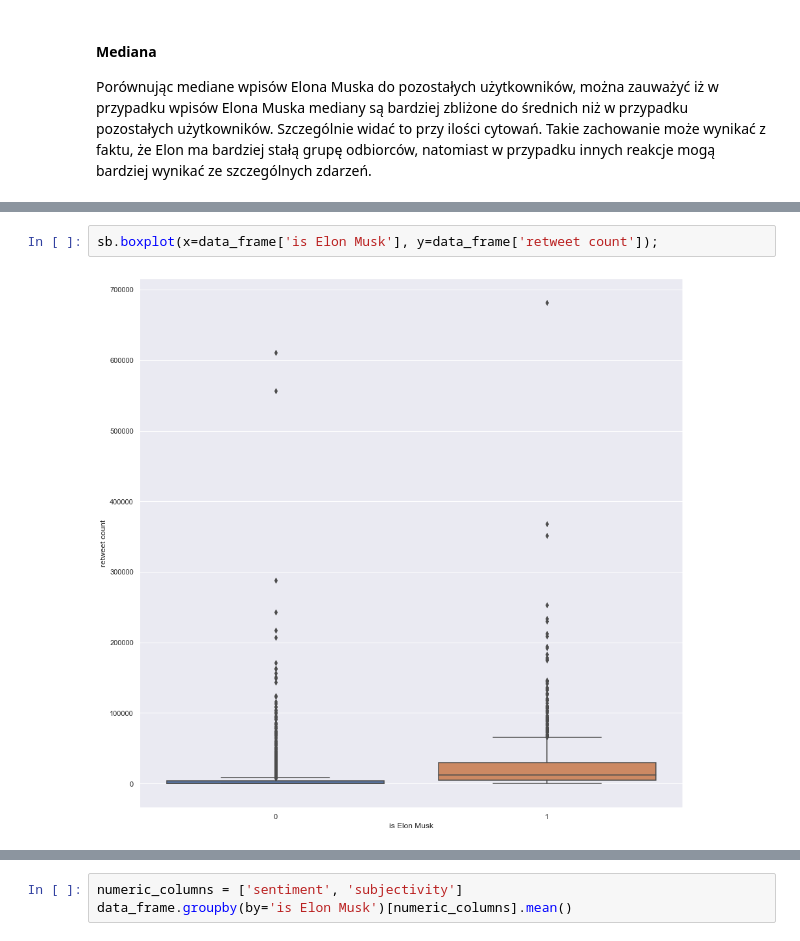
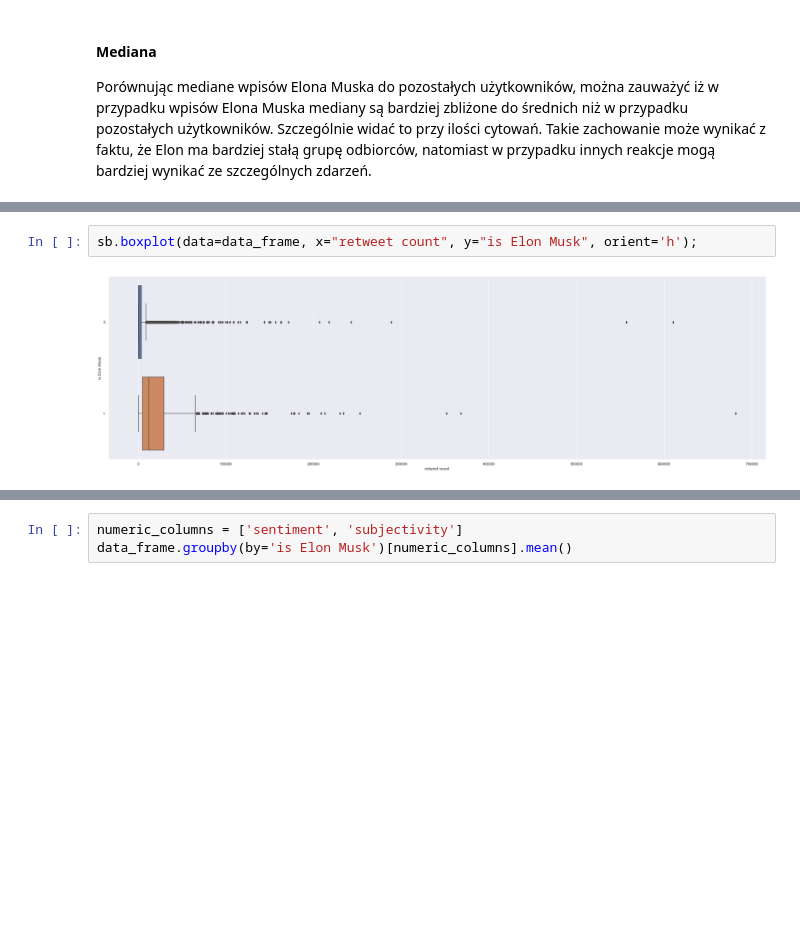
Before and after one commit to Wiktor-99/MAED, a Jupyter notebook: elon_musk_tweet_classification.ipynb, the cells around one changed output, grey strips where cells are left out. Saved outputs shown, nothing was run; the diff lists cells and outputs as text; blank space fills up the shorter version.

```diff
--- a/elon_musk_tweet_classification.ipynb
+++ b/elon_musk_tweet_classification.ipynb
@@ -199,5 +199,5 @@ sb.boxplot(x=data_frame['is Elon Musk'], y=data_frame['like count']);
 # %%
-sb.boxplot(x=data_frame['is Elon Musk'], y=data_frame['retweet count']);
+sb.boxplot(data=data_frame, x="retweet count", y="is Elon Musk", orient='h');
 # %% [output]
-[figure, old version]
+[figure, new version]
 # %%
```
Also changed, not shown: parts of 46 cells of this notebook, 1 other file.
